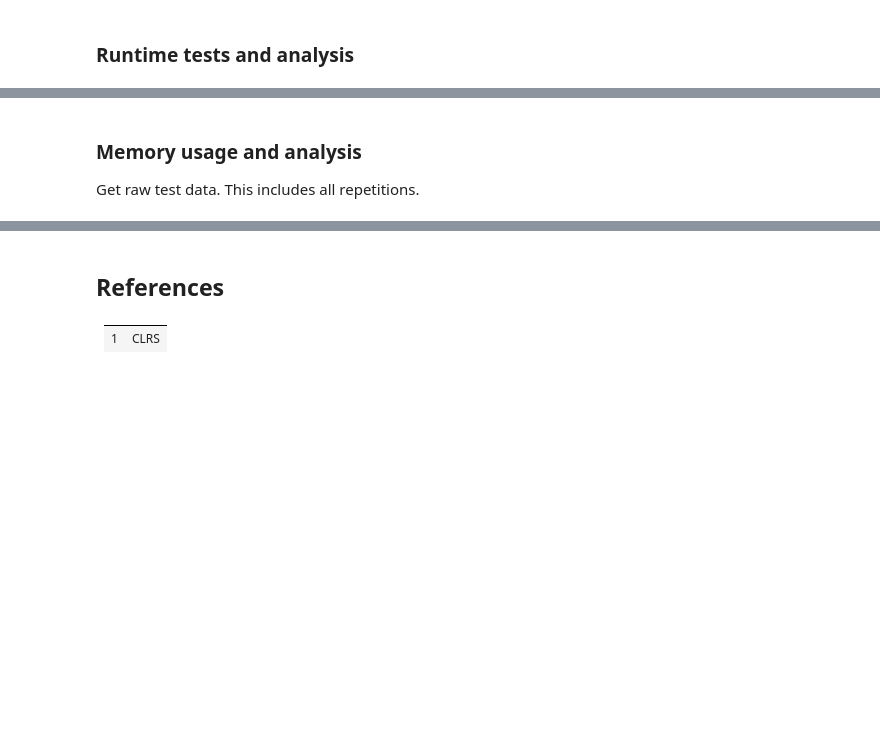
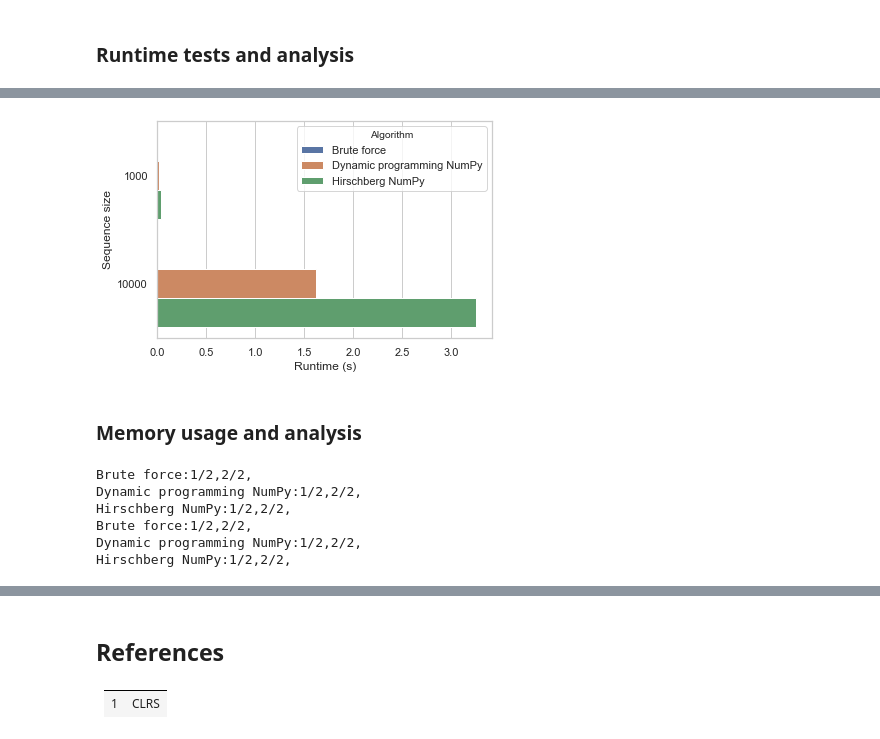
Before and after one commit to fau-masters-collected-works-cgarbin/cot6405-analysis-of-algorithms, a Jupyter notebook: longest-common-subsequence/lcs-experiments.ipynb, the cells around one changed output, grey strips where cells are left out. Drawn from its saved outputs; the diff is of its cells as text; code cells hidden in the pictures; blank space fills up the shorter version.

```diff
--- a/longest-common-subsequence/lcs-experiments.ipynb
+++ b/longest-common-subsequence/lcs-experiments.ipynb
@@ -54,2 +70,2 @@ Get raw test data. This includes all repetitions.Get raw test data. This include
 # %%
-rt_results_raw = metrics.runtime(verbose=1)
+rt_results_raw, rt_results_summary = metrics.runtime(verbose=1)
@@ -63,5 +78,0 @@ display(rt_results)
-# %%
-rt_results_summary = rt_results.groupby(['Algorithm','DNA size', 'Strand size']).mean()
-rt_results_summary.drop(['Test number'], axis='columns', inplace=True)
-rt_results_summary.reset_index(inplace=True)
-display(rt_results_summary.sort_values(by=['DNA size', 'Runtime (s)']))
@@ -68,11 +106,18 @@ display(rt_results_summary.sort_values(by=['DNA size', 'Runtime (s)']))
 # %%
 import seaborn as sns
-sns.set(style="whitegrid")
-sns.barplot(data=rt_results_summary, y='DNA size', x='Runtime (s)', hue='Algorithm',
-    orient='h');
+sns.set(style='whitegrid')
+sns.barplot(data=rt_results_summary, y=metrics.DF_SEQ_SIZE, x=metrics.DF_RUNTIME,
+     hue=metrics.DF_ALGORITHM,orient='h');
+# %% [output]
+[figure, added]
 # %% [markdown]
 ### Memory usage and analysis
-
-Get raw test data. This includes all repetitions.
 # %%
-mem_results_raw = metrics.memory(verbose=1)
+mem_results_raw, mem_results_summary = metrics.memory(verbose=1)
+# %% [output]
+Brute force:1/2,2/2,
+Dynamic programming NumPy:1/2,2/2,
+Hirschberg NumPy:1/2,2/2,
+Brute force:1/2,2/2,
+Dynamic programming NumPy:1/2,2/2,
+Hirschberg NumPy:1/2,2/2,
```
Also changed, not shown: parts of 12 cells of this notebook, 1 other file.
